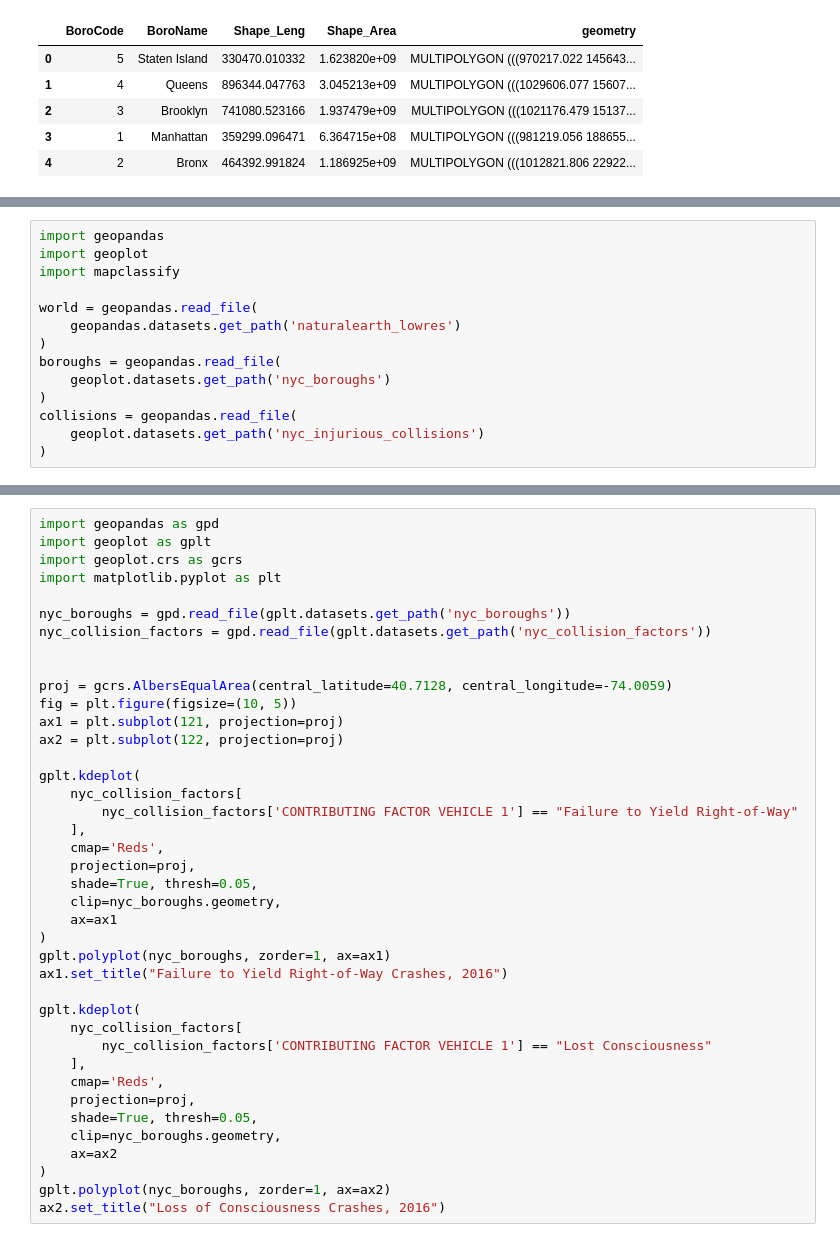
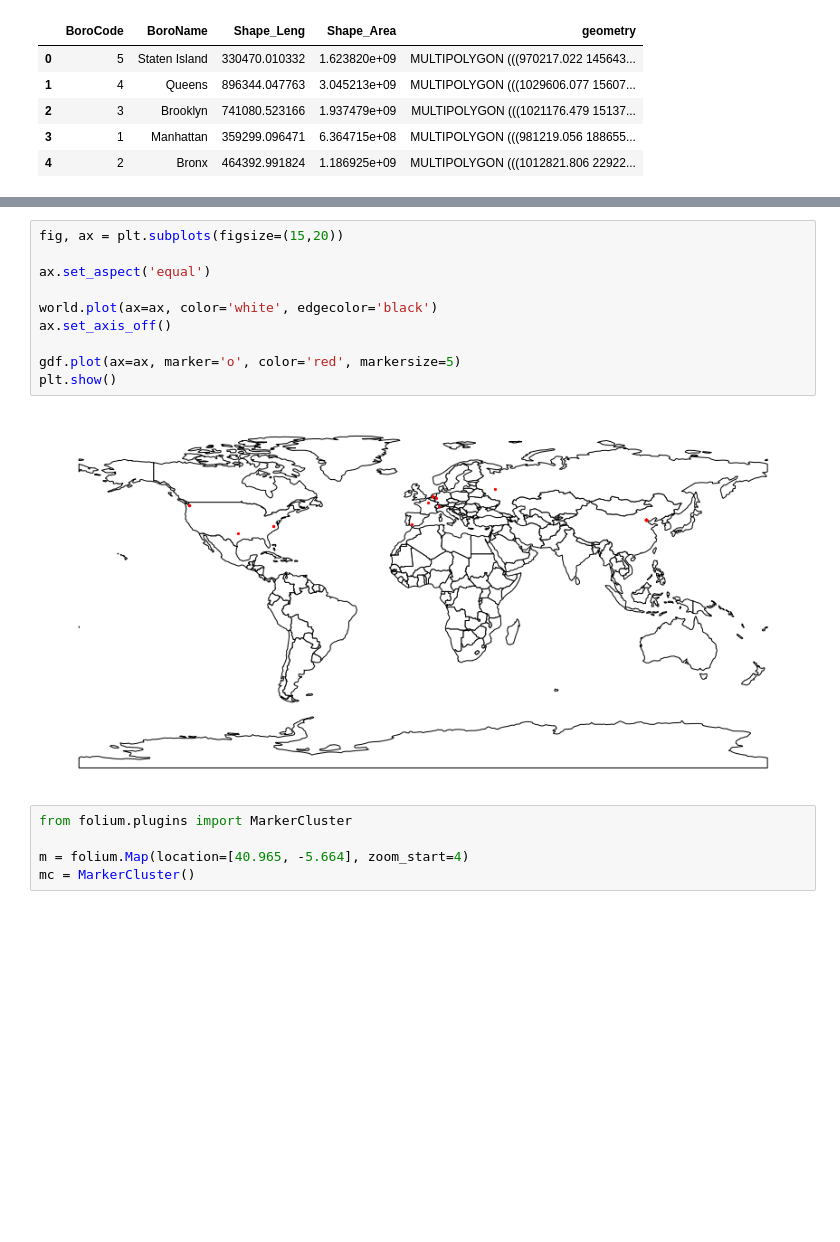
Before and after one commit to JMML2021/0401_Registre-de-logs, a Jupyter notebook: Registre_de_logs_2_parte.ipynb, the cells around one changed output, grey strips where cells are left out. Cells and saved outputs as stored; diff of their text form; blank space fills up the shorter version.

```diff
--- a/Registre_de_logs_2_parte.ipynb
+++ b/Registre_de_logs_2_parte.ipynb
@@ -140,14 +204,0 @@ gdf
-# %%
-import geopandas
-import geoplot
-import mapclassify
-
-world = geopandas.read_file(
-    geopandas.datasets.get_path('naturalearth_lowres')
-)
-boroughs = geopandas.read_file(
-    geoplot.datasets.get_path('nyc_boroughs')
-)
-collisions = geopandas.read_file(
-    geoplot.datasets.get_path('nyc_injurious_collisions')
-)
@@ -196,40 +205,17 @@ Successfully installed shapely-1.8.2
-# %%
-import geopandas as gpd
-import geoplot as gplt
-import geoplot.crs as gcrs
-import matplotlib.pyplot as plt
-
-nyc_boroughs = gpd.read_file(gplt.datasets.get_path('nyc_boroughs'))
-nyc_collision_factors = gpd.read_file(gplt.datasets.get_path('nyc_collision_factors'))
-
-
-proj = gcrs.AlbersEqualArea(central_latitude=40.7128, central_longitude=-74.0059)
-fig = plt.figure(figsize=(10, 5))
-ax1 = plt.subplot(121, projection=proj)
-ax2 = plt.subplot(122, projection=proj)
-
-gplt.kdeplot(
-    nyc_collision_factors[
-        nyc_collision_factors['CONTRIBUTING FACTOR VEHICLE 1'] == "Failure to Yield Right-of-Way"
-    ],
-    cmap='Reds',
-    projection=proj,
-    shade=True, thresh=0.05,
-    clip=nyc_boroughs.geometry,
-    ax=ax1
-)
-gplt.polyplot(nyc_boroughs, zorder=1, ax=ax1)
-ax1.set_title("Failure to Yield Right-of-Way Crashes, 2016")
-
-gplt.kdeplot(
-    nyc_collision_factors[
-        nyc_collision_factors['CONTRIBUTING FACTOR VEHICLE 1'] == "Lost Consciousness"
-    ],
-    cmap='Reds',
-    projection=proj,
-    shade=True, thresh=0.05,
-    clip=nyc_boroughs.geometry,
-    ax=ax2
-)
-gplt.polyplot(nyc_boroughs, zorder=1, ax=ax2)
-ax2.set_title("Loss of Consciousness Crashes, 2016")
+# %%
+fig, ax = plt.subplots(figsize=(15,20))
+
+ax.set_aspect('equal')
+
+world.plot(ax=ax, color='white', edgecolor='black')
+ax.set_axis_off()
+
+gdf.plot(ax=ax, marker='o', color='red', markersize=5)
+plt.show()
+# %% [output]
+[figure, added]
+# %%
+from folium.plugins import MarkerCluster
+
+m = folium.Map(location=[40.965, -5.664], zoom_start=4)
+mc = MarkerCluster()
```
Also changed, not shown: parts of 24 cells of this notebook.
